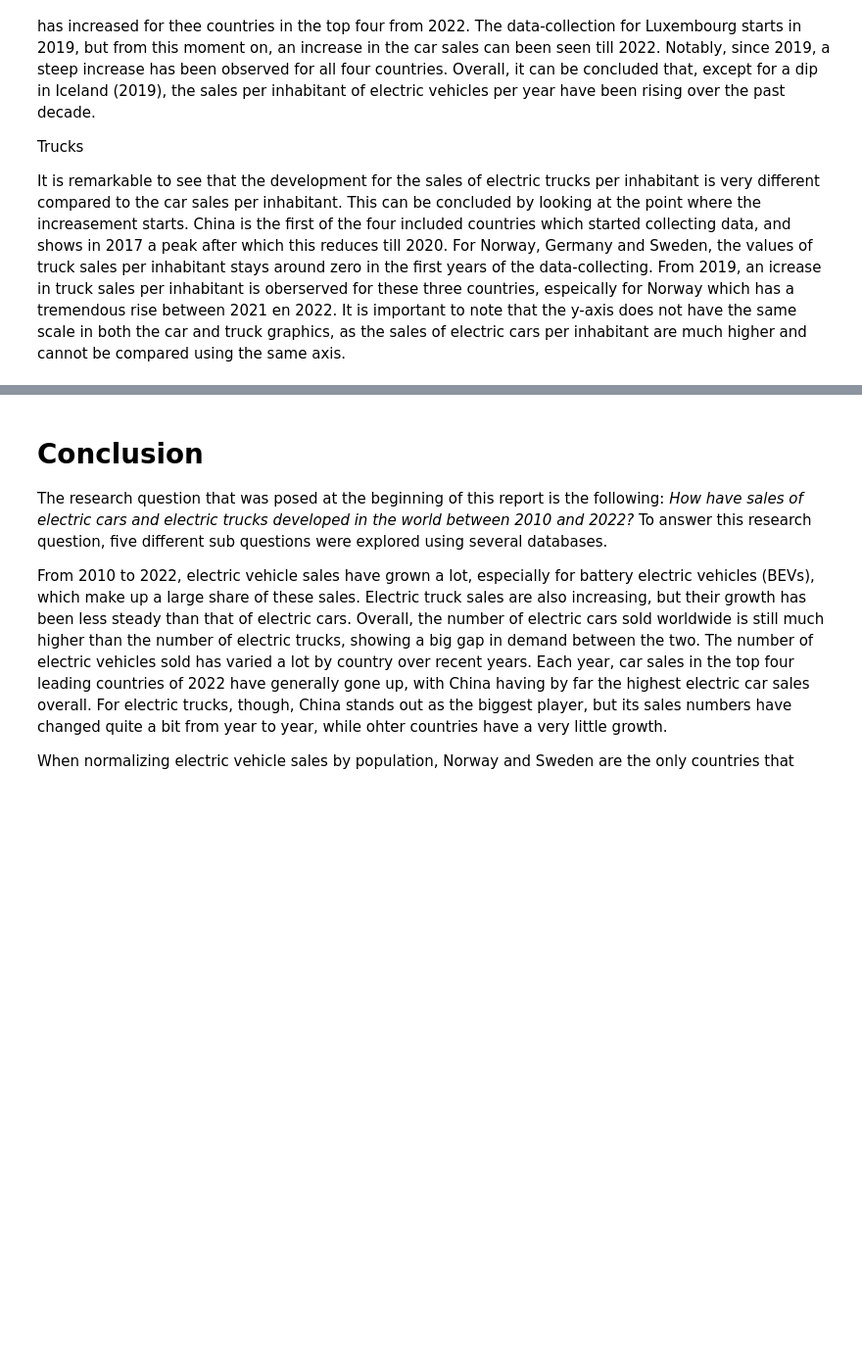
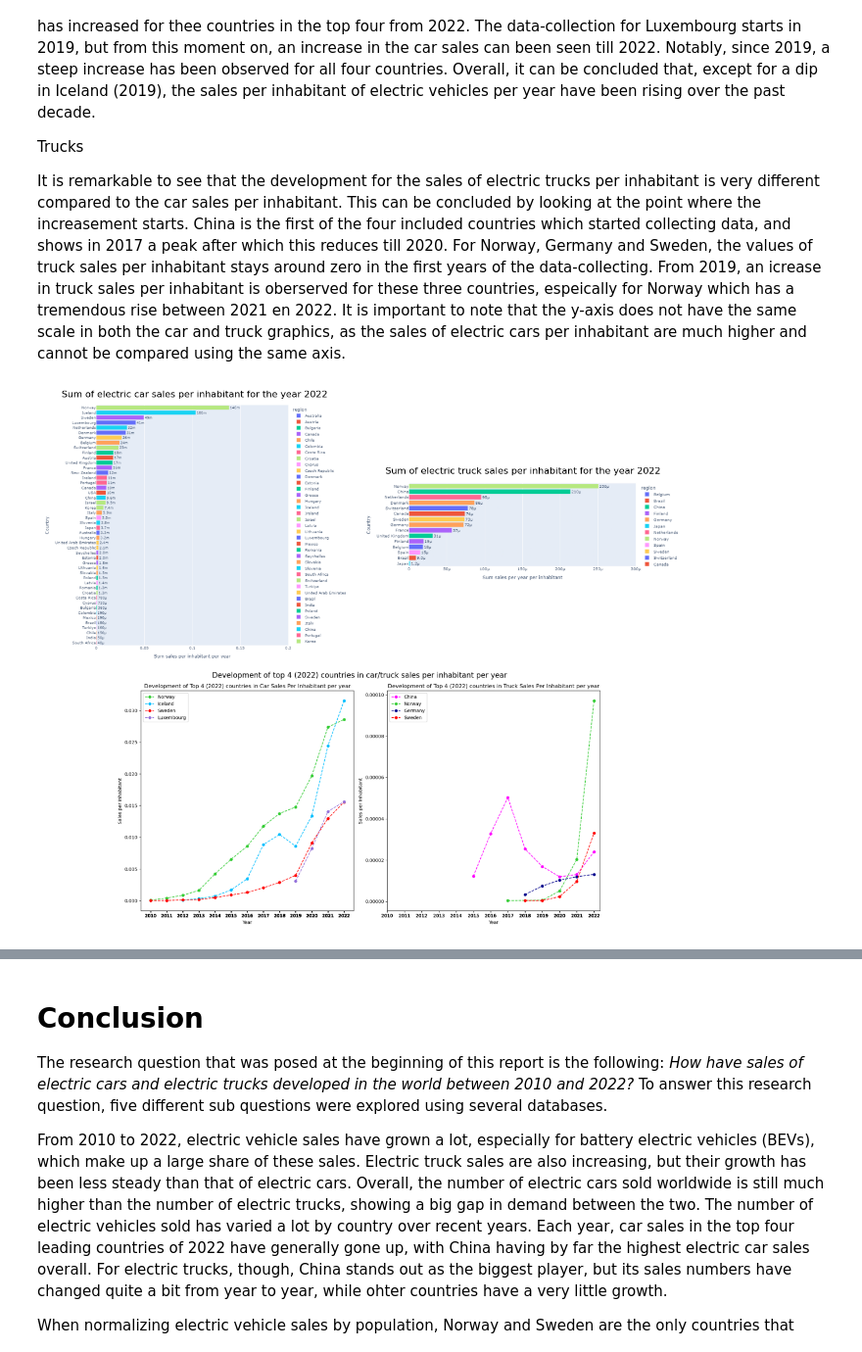
Before and after one commit to ljschonewille/TIL6010-LabAssignments, a Jupyter notebook: TIL6022 Project - Group 13.ipynb, the cells around one changed output, grey strips where cells are left out. Shown at 98% size. Cells and saved outputs as stored; diff of their text form; code cells hidden in the pictures; blank space fills up the shorter version.

```diff
--- a/TIL6022 Project - Group 13.ipynb
+++ b/TIL6022 Project - Group 13.ipynb
@@ -159,6 +210,42 @@ Trucks
 
 It is remarkable to see that the development for the sales of electric trucks per inhabitant is very different compared to the car sales per inhabitant. This can be concluded by looking at the point where the increasement starts. China is the first of the four included countries which started collecting data, and shows in 2017 a peak after which this reduces till 2020. For Norway, Germany and Sweden, the values of truck sales per inhabitant stays around zero in the first years of the data-collecting. From 2019, an icrease in truck sales per inhabitant is oberserved for these three countries, espeically for Norway which has a tremendous rise between 2021 en 2022.
 It is important to note that the y-axis does not have the same scale in both the car and truck graphics, as the sales of electric cars per inhabitant are much higher and cannot be compared using the same axis.
+# %%
+# Paths to the images
+image_path_RQ3a_car = r"C:\Users\tessa\Documents\TU Delft\TIL\Q1\TIL6022_TIL_Python_Programming\Group_Project\TIL6022_Project_Group_13\Image - SQ3a_car.png"
+image_path_RQ3a_truck = r"C:\Users\tessa\Documents\TU Delft\TIL\Q1\TIL6022_TIL_Python_Programming\Group_Project\TIL6022_Project_Group_13\Image - SQ3a_truck.png"
+image_path_RQ3b = r"C:\Users\tessa\Documents\TU Delft\TIL\Q1\TIL6022_TIL_Python_Programming\Group_Project\TIL6022_Project_Group_13\Image - SQ3b.png"
+
+# Load the images
+img_RQ3a_car = mpimg.imread(image_path_RQ3a_car)
+img_RQ3a_truck = mpimg.imread(image_path_RQ3a_truck)
+img_RQ3b = mpimg.imread(image_path_RQ3b)
+
+# Create a figure for the layout
+plt.figure(figsize=(12, 10))
+
+# Display the car image (top-left)
+plt.subplot(2, 2, 1)  # 2 rows, 2 columns, position 1
+plt.imshow(img_RQ3a_car)
+plt.axis('off')
+plt.title('Sum of electric car sales per inhabitant for the year 2022')
+
+# Display the truck image (top-right)
+plt.subplot(2, 2, 2)  # 2 rows, 2 columns, position 2
+plt.imshow(img_RQ3a_truck)
+plt.axis('off')
+plt.title('Sum of electric truck sales per inhabitant for the year 2022')
+
+# Display the RQ2b image (bottom row, spanning both columns)
+plt.subplot(2, 1, 2)  # 2 rows, 1 column (spanning across the entire bottom row)
+plt.imshow(img_RQ3b)
+plt.axis('off')
+
+# Adjust layout to prevent overlap
+plt.tight_layout()
+plt.show()
+# %% [output]
+[figure, added]
 # %% [markdown]
 # Sub question 4
 *Which four countries have the highest electric car and truck sales relative to Gross Domestic Product (GDP), and how have sales trends in these countries developed between 2010 and 2022?*
```
Also changed, not shown: parts of 9 cells of this notebook, 36 other files.
